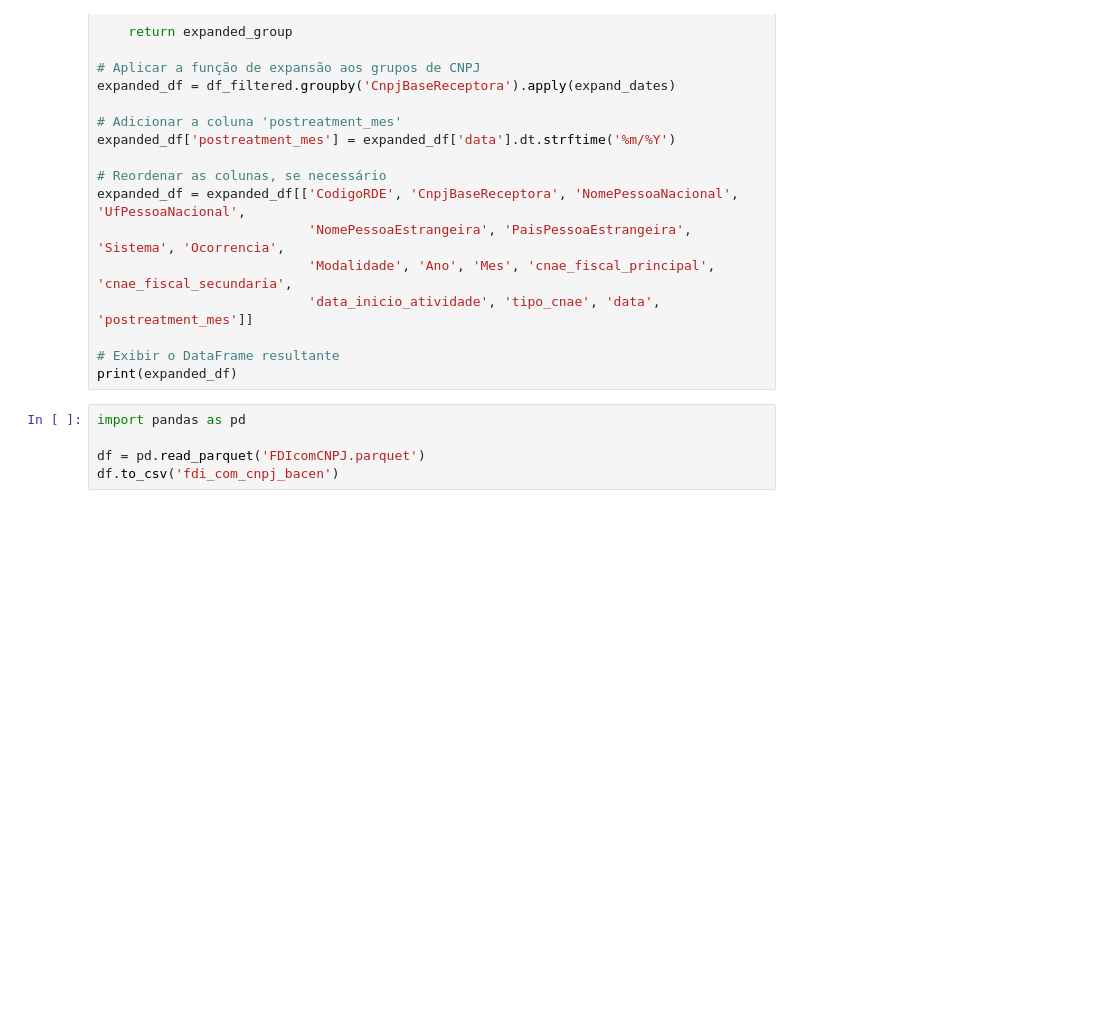
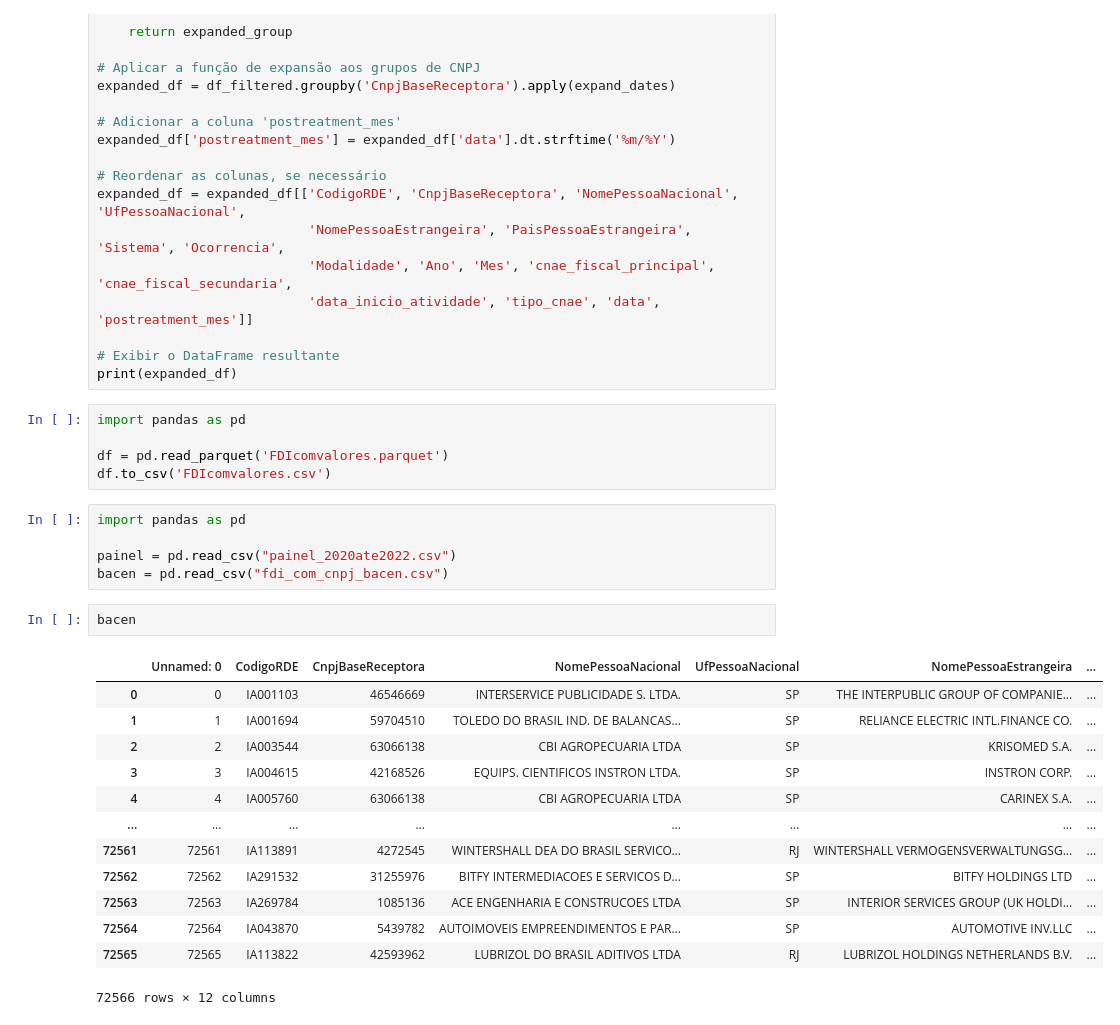
Before and after one commit to estevaocardoso/projetos-estevao, a Jupyter notebook: DISSERTAÇÃO/rascunhos.ipynb, the cells around one changed output. Drawn from its saved outputs; the diff is of its cells as text; blank space fills up the shorter version.

```diff
--- a/DISSERTAÇÃO/rascunhos.ipynb
+++ b/DISSERTAÇÃO/rascunhos.ipynb
@@ -582,5 +582,26 @@ print(expanded_df)
 # %%
 import pandas as pd
 
-df = pd.read_parquet('FDIcomCNPJ.parquet')
-df.to_csv('fdi_com_cnpj_bacen')
+df = pd.read_parquet('FDIcomvalores.parquet')
+df.to_csv('FDIcomvalores.csv')
+# %%
+import pandas as pd
+
+painel = pd.read_csv("painel_2020ate2022.csv")
+bacen = pd.read_csv("fdi_com_cnpj_bacen.csv")
+# %%
+bacen
+# %% [output]
+|  | Unnamed: 0 | CodigoRDE | CnpjBaseReceptora | NomePessoaNacional | UfPessoaNacional | NomePessoaEstrangeira | ... |
+| 0 | 0 | IA001103 | 46546669 | INTERSERVICE PUBLICIDADE S. LTDA. | SP | THE INTERPUBLIC GROUP OF COMPANIE... | ... |
+| 1 | 1 | IA001694 | 59704510 | TOLEDO DO BRASIL IND. DE BALANCAS... | SP | RELIANCE ELECTRIC INTL.FINANCE CO. | ... |
+| 2 | 2 | IA003544 | 63066138 | CBI AGROPECUARIA LTDA | SP | KRISOMED S.A. | ... |
+| 3 | 3 | IA004615 | 42168526 | EQUIPS. CIENTIFICOS INSTRON LTDA. | SP | INSTRON CORP. | ... |
+| 4 | 4 | IA005760 | 63066138 | CBI AGROPECUARIA LTDA | SP | CARINEX S.A. | ... |
+| ... | ... | ... | ... | ... | ... | ... | ... |
+| 72561 | 72561 | IA113891 | 4272545 | WINTERSHALL DEA DO BRASIL SERVICO... | RJ | WINTERSHALL VERMOGENSVERWALTUNGSG... | ... |
+| 72562 | 72562 | IA291532 | 31255976 | BITFY INTERMEDIACOES E SERVICOS D... | SP | BITFY HOLDINGS LTD | ... |
+| 72563 | 72563 | IA269784 | 1085136 | ACE ENGENHARIA E CONSTRUCOES LTDA | SP | INTERIOR SERVICES GROUP (UK HOLDI... | ... |
+| 72564 | 72564 | IA043870 | 5439782 | AUTOIMOVEIS EMPREENDIMENTOS E PAR... | SP | AUTOMOTIVE INV.LLC | ... |
+| 72565 | 72565 | IA113822 | 42593962 | LUBRIZOL DO BRASIL ADITIVOS LTDA | RJ | LUBRIZOL HOLDINGS NETHERLANDS B.V. | ... |
+72566 rows × 12 columns
```
Also changed, not shown: parts of 2 cells of this notebook, 7 other files.
